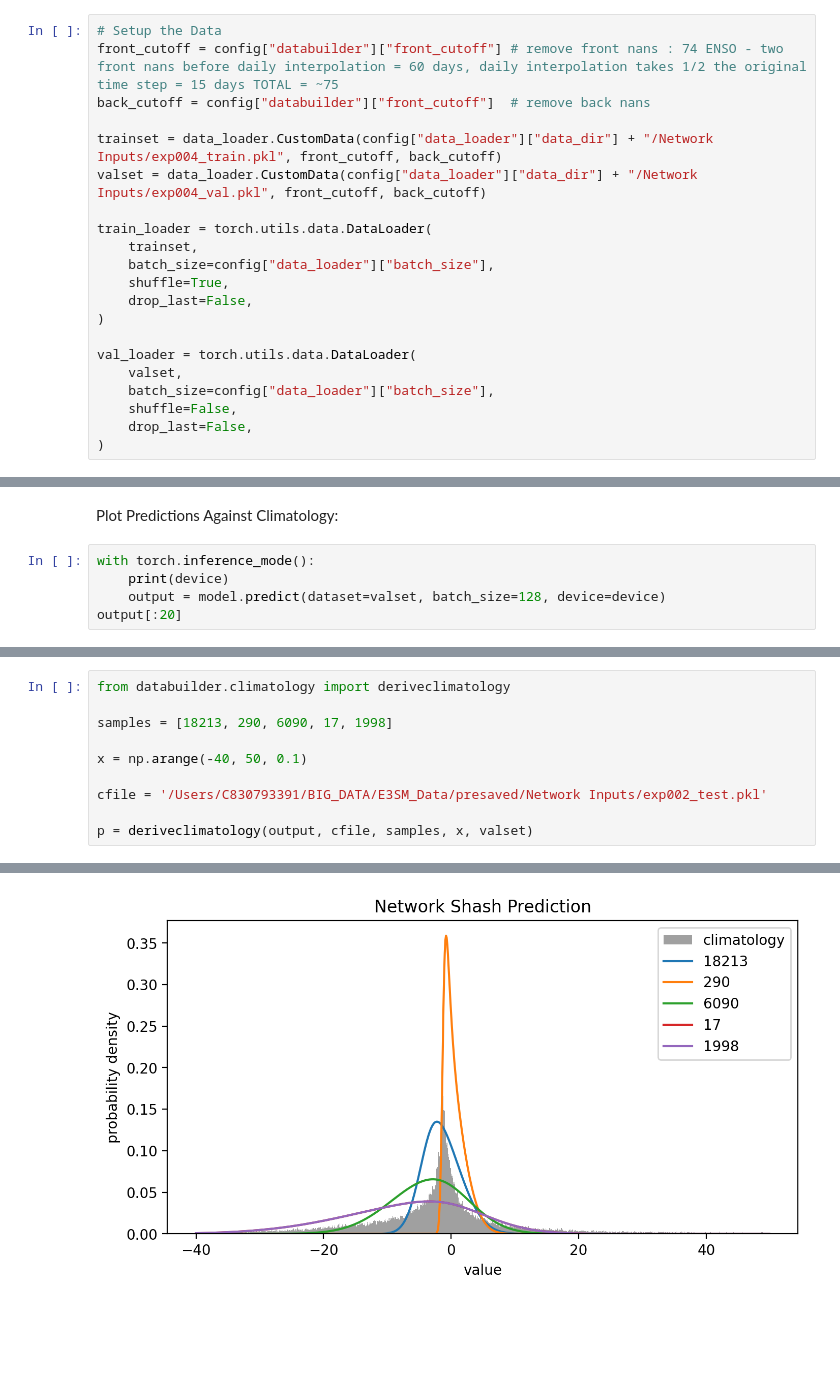
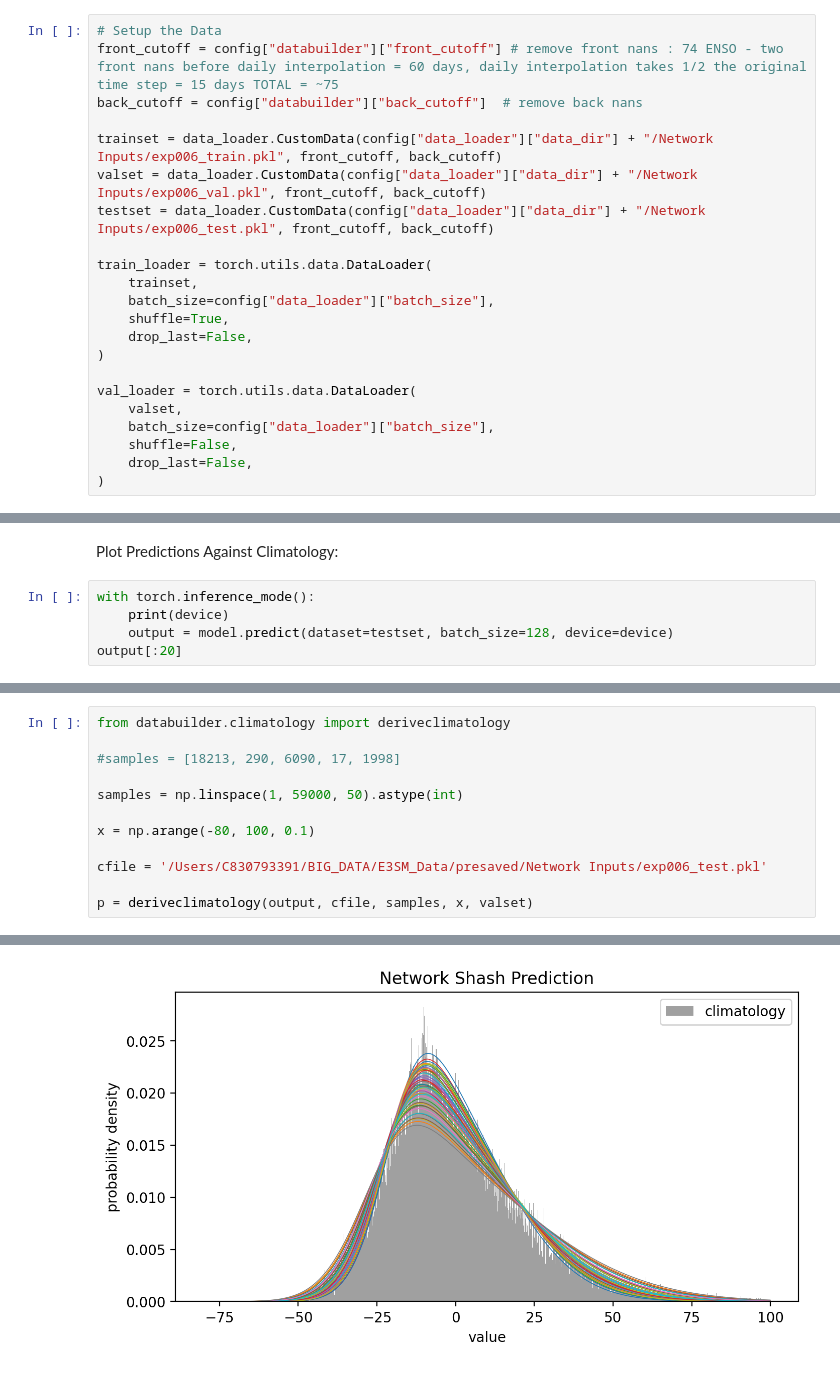
Before and after one commit to Jolan-vP/E3SM, a Jupyter notebook: analysis_006.ipynb, the cells around one changed output, grey strips where cells are left out. Cells and saved outputs as stored; diff of their text form; blank space fills up the shorter version.

Commit message:
"Predicted exp006 distributions using test data and plotted distributions across sample space. Next going to add CRPS metrics to quantify distributions against climatology"

```diff
--- a/analysis_006.ipynb
+++ b/analysis_006.ipynb
@@ -201,10 +150,11 @@ Retrieve Data:
 # %%
 # Setup the Data
 front_cutoff = config["databuilder"]["front_cutoff"] # remove front nans : 74 ENSO - two front nans before daily interpolation = 60 days, daily interpolation takes 1/2 the original time step = 15 days TOTAL = ~75
-back_cutoff = config["databuilder"]["front_cutoff"]  # remove back nans
+back_cutoff = config["databuilder"]["back_cutoff"]  # remove back nans
 
-trainset = data_loader.CustomData(config["data_loader"]["data_dir"] + "/Network Inputs/exp004_train.pkl", front_cutoff, back_cutoff)
-valset = data_loader.CustomData(config["data_loader"]["data_dir"] + "/Network Inputs/exp004_val.pkl", front_cutoff, back_cutoff)
+trainset = data_loader.CustomData(config["data_loader"]["data_dir"] + "/Network Inputs/exp006_train.pkl", front_cutoff, back_cutoff)
+valset = data_loader.CustomData(config["data_loader"]["data_dir"] + "/Network Inputs/exp006_val.pkl", front_cutoff, back_cutoff)
+testset = data_loader.CustomData(config["data_loader"]["data_dir"] + "/Network Inputs/exp006_test.pkl", front_cutoff, back_cutoff)
 
 train_loader = torch.utils.data.DataLoader(
     trainset,
@@ -312,7 +263,7 @@ Plot Predictions Against Climatology:
 # %%
 with torch.inference_mode():
     print(device)
-    output = model.predict(dataset=valset, batch_size=128, device=device)
+    output = model.predict(dataset=testset, batch_size=128, device=device)
 output[:20]
 # %% [output]
 mps
@@ -353,11 +304,13 @@ for i in (1, 2, 3, 4, 5):
 # %%
 from databuilder.climatology import deriveclimatology
 
-samples = [18213, 290, 6090, 17, 1998]
+#samples = [18213, 290, 6090, 17, 1998]
 
-x = np.arange(-40, 50, 0.1)
+samples = np.linspace(1, 59000, 50).astype(int)
 
-cfile = '/Users/C830793391/BIG_DATA/E3SM_Data/presaved/Network Inputs/exp002_test.pkl'
+x = np.arange(-80, 100, 0.1)
+
+cfile = '/Users/C830793391/BIG_DATA/E3SM_Data/presaved/Network Inputs/exp006_test.pkl'
 
 p = deriveclimatology(output, cfile, samples, x, valset)
 # %% [output]
@@ -365 +325 @@ tensor([-1.6354, -0.0265, -2.8445, -2.7248, 20.9809])
-[figure, old version]
+[figure, new version]
```
Also changed, not shown: parts of 22 cells of this notebook, 7 other files.
